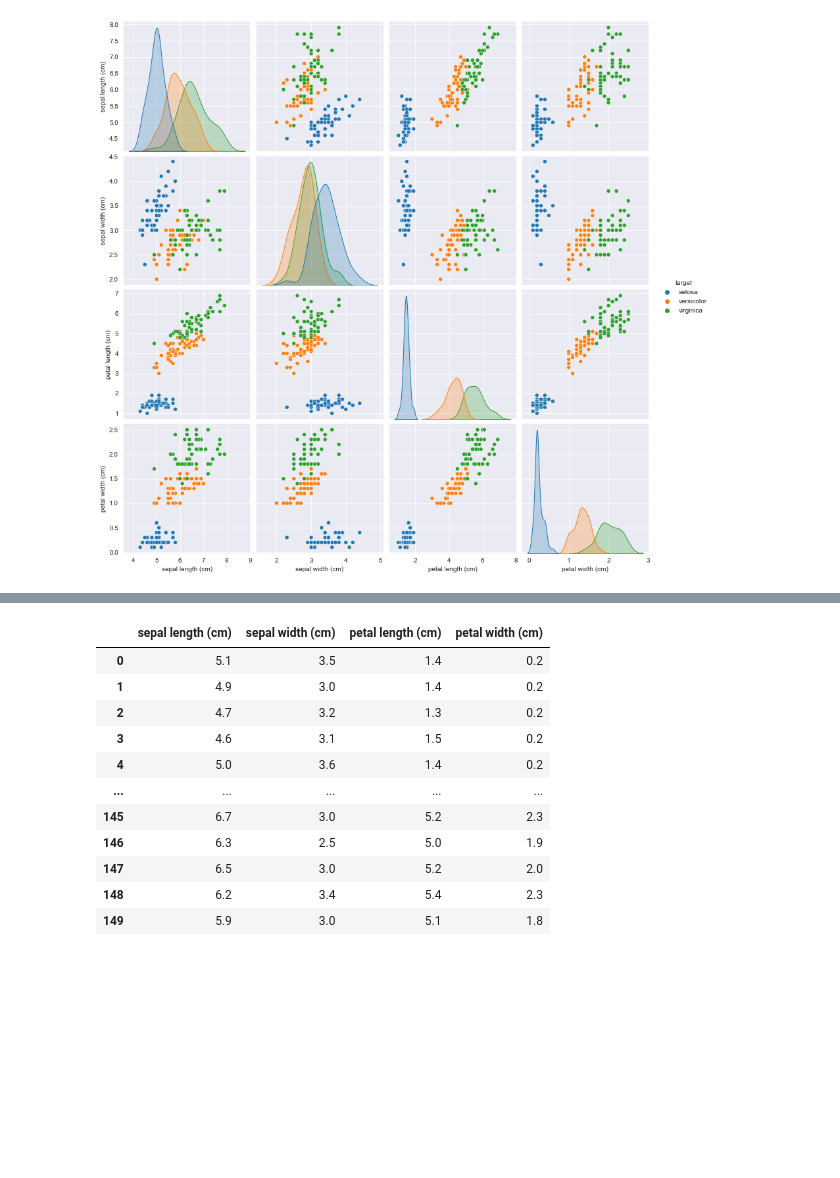
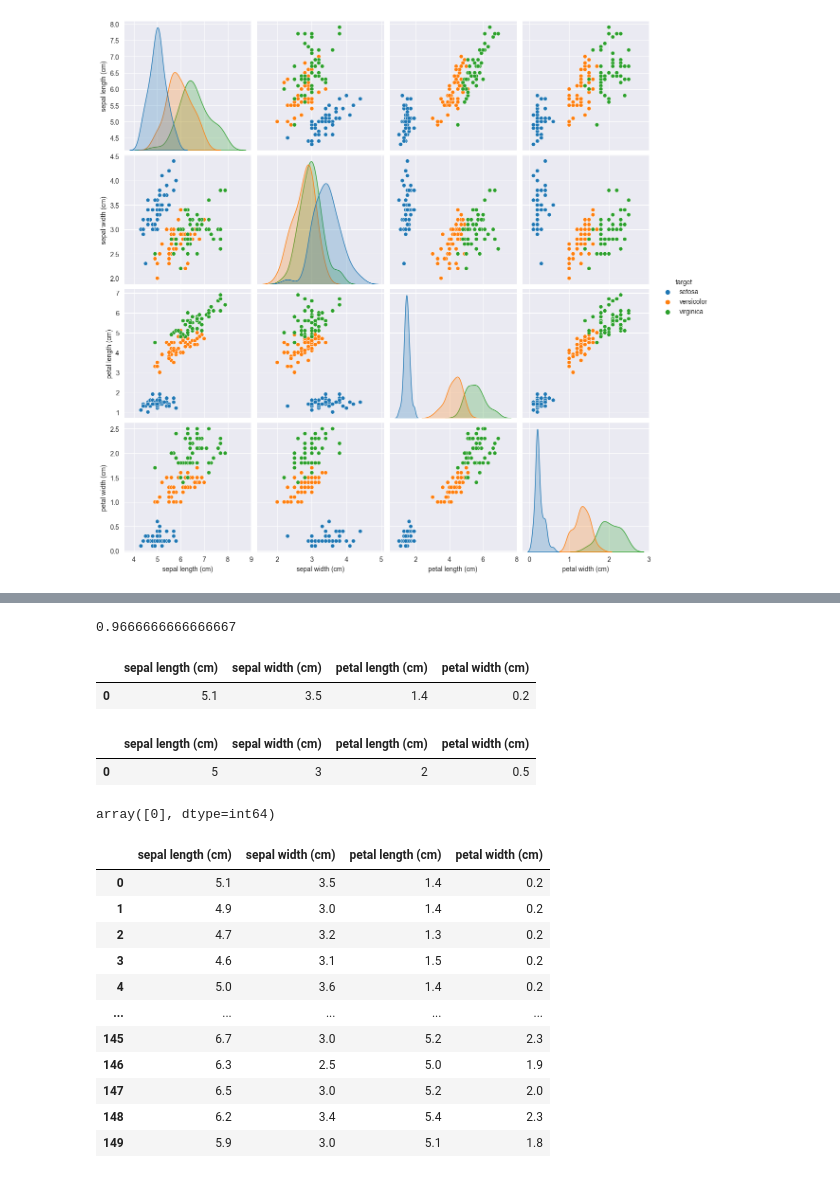
Before and after one commit to threeteck/ML.ITIS, a Jupyter notebook: 6.ipynb, the cells around one changed output, grey strips where cells are left out. Cells and saved outputs as stored; diff of their text form; code cells hidden in the pictures; blank space fills up the shorter version.

```diff
--- a/6.ipynb
+++ b/6.ipynb
@@ -72,0 +73,3 @@ plt.show()
+# %%
+iris_df = iris_df.drop('target', axis=1)
+iris_df
@@ -73,3 +199,22 @@ plt.show()
+# %%
+accuracy_score(target, pipe.predict(iris_df))
+# %% [output]
+0.9666666666666667
+# %%
+iris_df.head(1)
+# %% [output]
+|  | sepal length (cm) | sepal width (cm) | petal length (cm) | petal width (cm) |
+| 0 | 5.1 | 3.5 | 1.4 | 0.2 |
+# %%
+data = pd.DataFrame(data=[[5, 3, 2, 0.5]], columns=iris_df.columns)
+data
+# %% [output]
+|  | sepal length (cm) | sepal width (cm) | petal length (cm) | petal width (cm) |
+| 0 | 5 | 3 | 2 | 0.5 |
+# %%
+pipe.predict(data)
+# %% [output]
+array([0], dtype=int64)
 # %%
 iris_df = iris_df.drop('target', axis=1)
 iris_df
```
Also changed, not shown: parts of 12 cells of this notebook.
